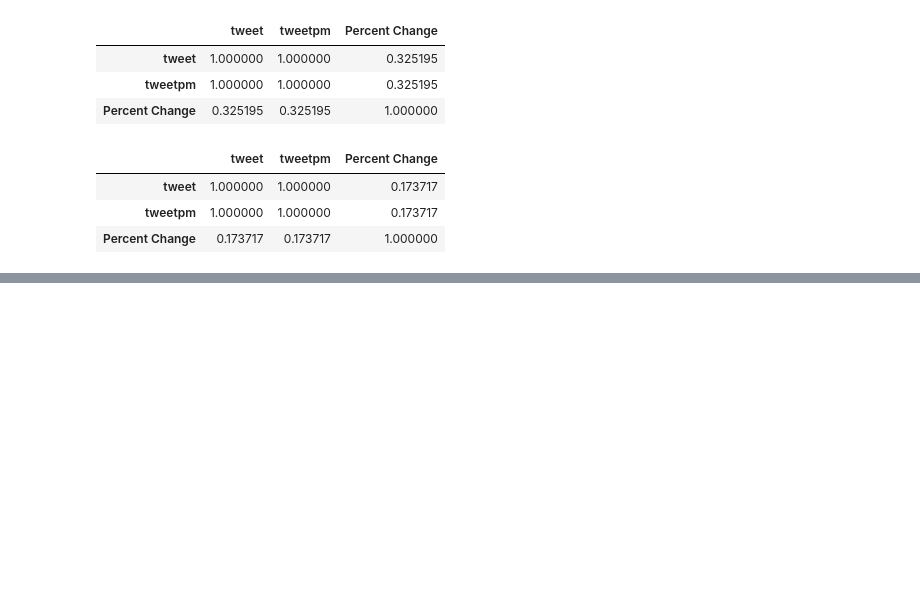
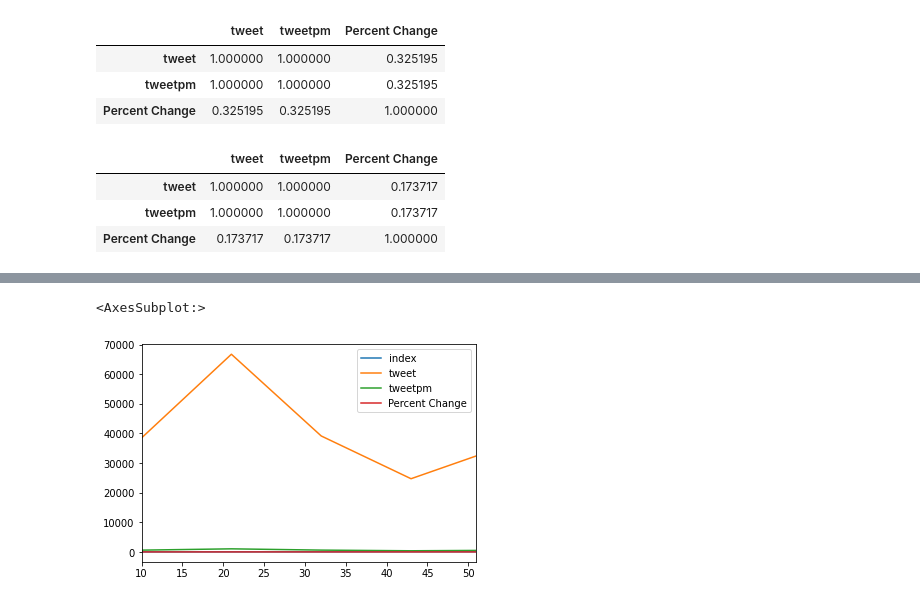
Before and after one commit to larisa-a/Emotional-Market, a Jupyter notebook: Covid-Data-Analysis.ipynb, the cells around one changed output, grey strips where cells are left out. Cells and saved outputs as stored; diff of their text form; code cells hidden in the pictures; blank space fills up the shorter version.

```diff
--- a/Covid-Data-Analysis.ipynb
+++ b/Covid-Data-Analysis.ipynb
@@ -532,0 +556,6 @@ Covid_SP500_relief.corr()
+# %%
+Covid_SP500_worry_ln = Covid_SP500.loc[Covid_SP500['emotion_str']=='worry']
+Covid_SP500_worry_ln.plot()
+# %% [output]
+<AxesSubplot:>
+[figure, added]
```
Also changed, not shown: parts of 19 cells of this notebook, 1 other file.
